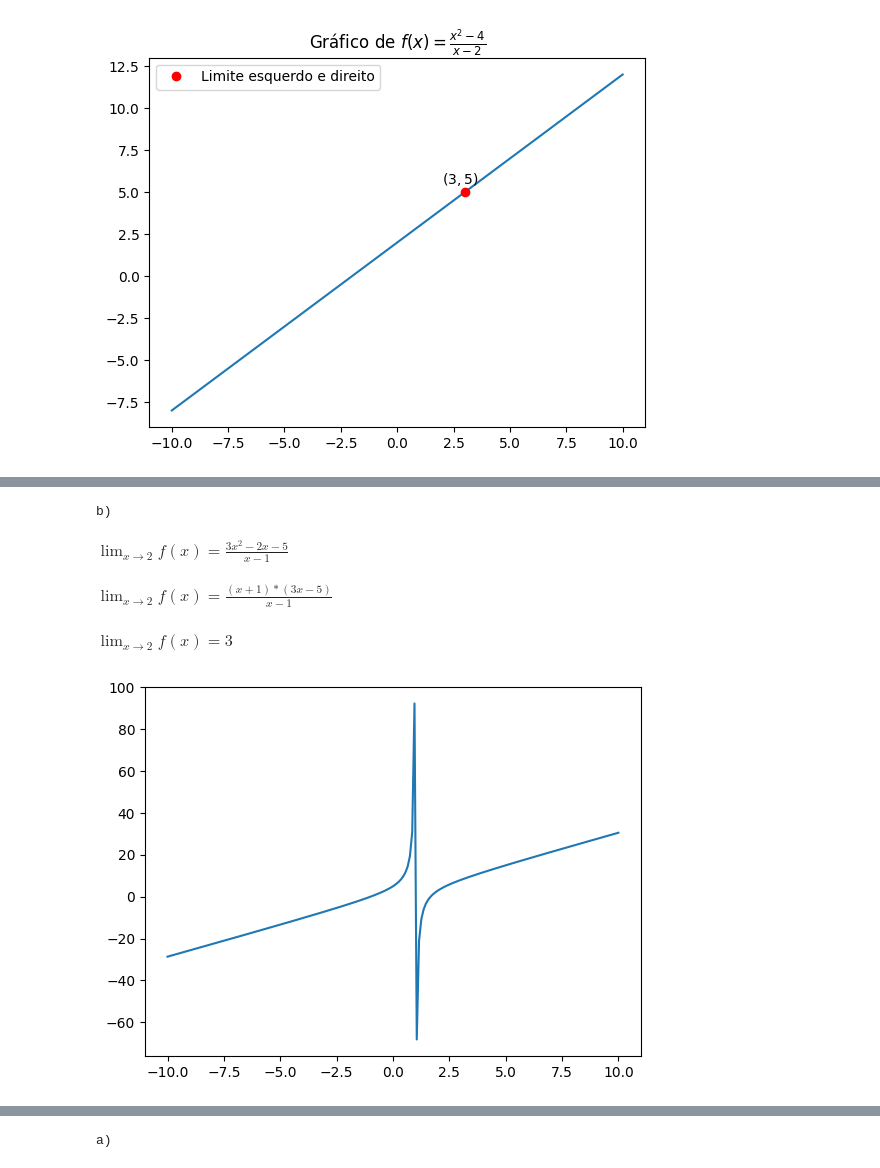
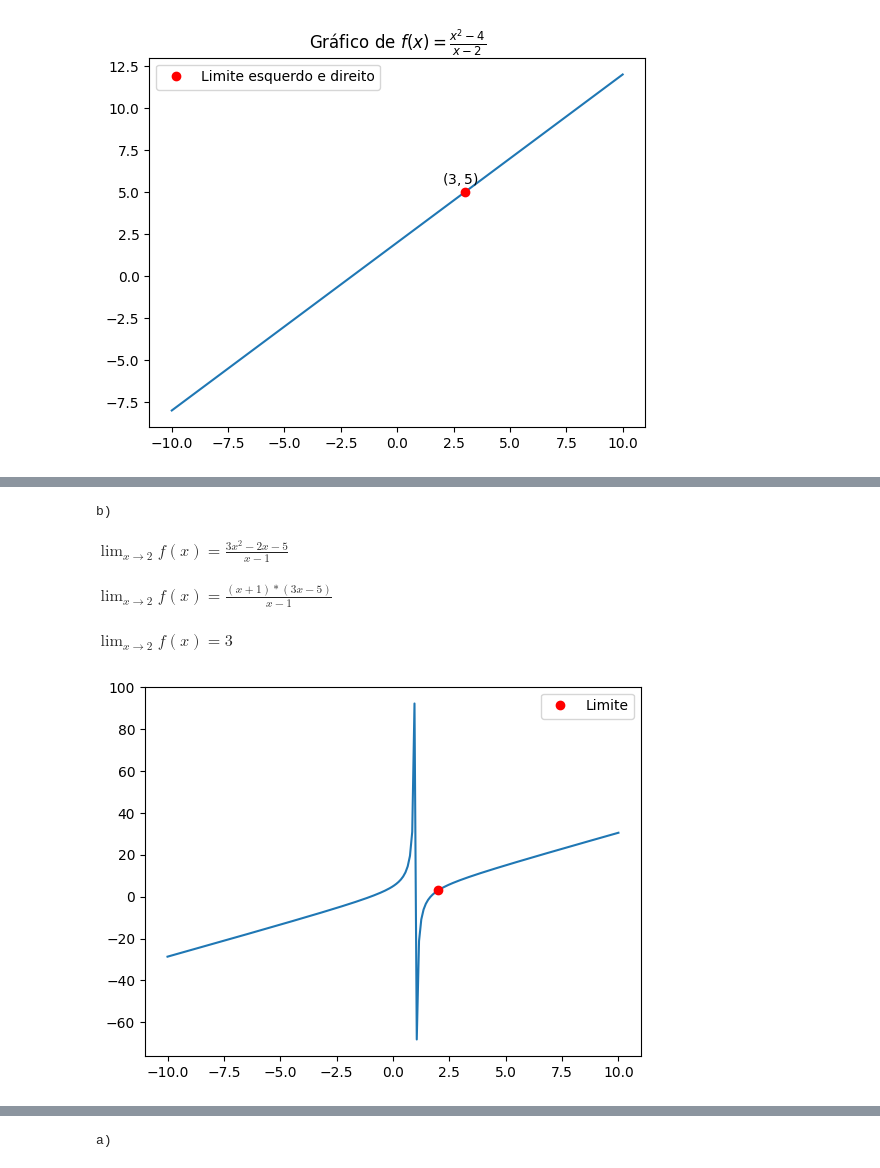
Before and after one commit to Frankossin/Trabalho-Franklin, a Jupyter notebook: TPG1.ipynb, the cells around one changed output, grey strips where cells are left out. Cells and saved outputs as stored; diff of their text form; code cells hidden in the pictures.

```diff
--- a/TPG1.ipynb
+++ b/TPG1.ipynb
@@ -69,31 +71,33 @@ $\displaystyle \lim_{x \to 1}f(x) = {(-1)}$
 # %%
 #b)
 print("b)")
 x = sp.symbols('x')
 f_x = (3*(x**2) - 2 * x - 5 ) / (x - 1)
 f_x_1 = sp.factor((3*(x**2) - 2 * x - 5 ))
 f_x_2 = sp.factor((3*(x**2) - 2 * x - 5 )/(x - 1))
 
 #passo a passo
 display(Math(r"$\lim_{x \to 2} f(x) = \frac{3x^2 - 2x - 5}{x - 1}$"))
 print("\n")
 display(Math(r"$\lim_{x \to 2} f(x) = \frac{(x + 1) * (3x - 5)}{x - 1}$"))
 limite = sp.limit(f_x_2, x, 2)
 print("\n")
 display(Math(r"\lim_{x \to 2} f(x) = "+ f"{limite}"))
 print("\n")
 
 #plot
 xp = np.linspace(-10,10,200)
 f_x = (3*(xp**2) - 2 * xp - 5 ) / (xp - 1)
 plt.plot(xp,f_x)
+plt.plot(2,3,"o",color="red",label="Limite")
+plt.legend()
 plt.show()
 # %% [output]
 b)
 $\displaystyle \lim_{x \to 2} f(x) = \frac{3x^2 - 2x - 5}{x - 1}$
 $\displaystyle \lim_{x \to 2} f(x) = \frac{(x + 1) * (3x - 5)}{x - 1}$
 $\displaystyle \lim_{x \to 2} f(x) = 3$
-[figure, old version]
+[figure, new version]
 # %%
 #ex 3
 #a)
```
Also changed, not shown: parts of 5 cells of this notebook.
